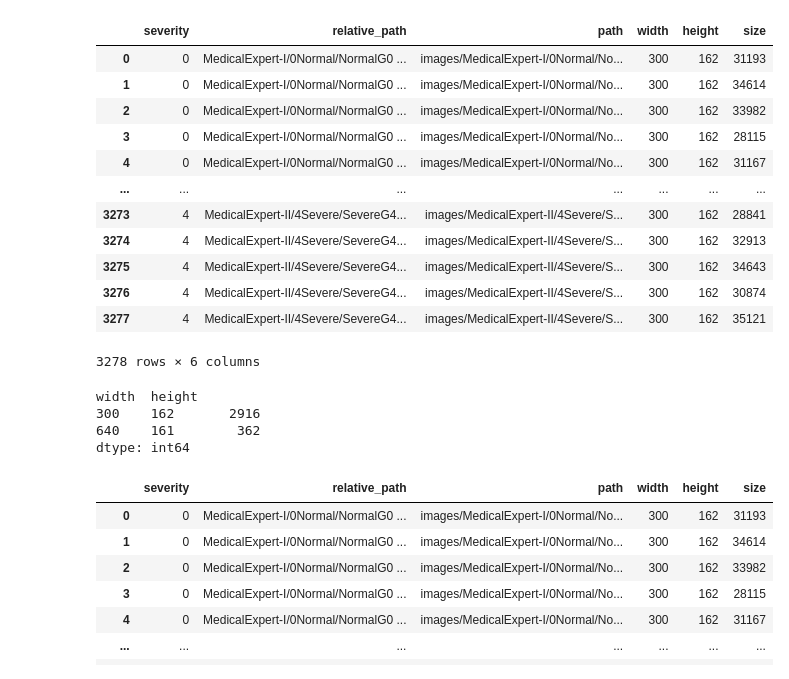
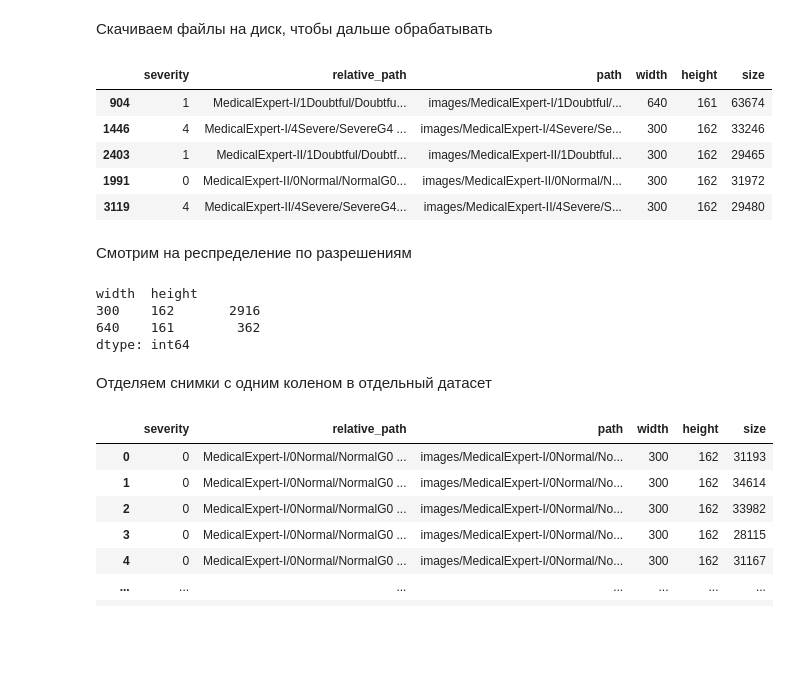
Before and after one commit to TiunovNN/hse-knee-xray-research, a Jupyter notebook: models/ML/Autoencoders.ipynb, the cells around one changed output. Drawn from its saved outputs; the diff is of its cells as text; code cells hidden in the pictures; blank space fills up the shorter version.

```diff
--- a/models/ML/Autoencoders.ipynb
+++ b/models/ML/Autoencoders.ipynb
@@ -42,3 +38,5 @@ data
+# %% [markdown]
+Скачиваем файлы на диск, чтобы дальше обрабатывать
 # %%
 from pathlib import Path
 
@@ -72,21 +70,16 @@ with ThreadPoolExecutor(max_workers=100) as pool:
         raw_data.append(item)
 # %%
 df = pd.DataFrame(raw_data)
-df
+df.sample(5)
 # %% [output]
 |  | severity | relative_path | path | width | height | size |
-| 0 | 0 | MedicalExpert-I/0Normal/NormalG0 ... | images/MedicalExpert-I/0Normal/No... | 300 | 162 | 31193 |
-| 1 | 0 | MedicalExpert-I/0Normal/NormalG0 ... | images/MedicalExpert-I/0Normal/No... | 300 | 162 | 34614 |
-| 2 | 0 | MedicalExpert-I/0Normal/NormalG0 ... | images/MedicalExpert-I/0Normal/No... | 300 | 162 | 33982 |
-| 3 | 0 | MedicalExpert-I/0Normal/NormalG0 ... | images/MedicalExpert-I/0Normal/No... | 300 | 162 | 28115 |
-| 4 | 0 | MedicalExpert-I/0Normal/NormalG0 ... | images/MedicalExpert-I/0Normal/No... | 300 | 162 | 31167 |
-| ... | ... | ... | ... | ... | ... | ... |
-| 3273 | 4 | MedicalExpert-II/4Severe/SevereG4... | images/MedicalExpert-II/4Severe/S... | 300 | 162 | 28841 |
-| 3274 | 4 | MedicalExpert-II/4Severe/SevereG4... | images/MedicalExpert-II/4Severe/S... | 300 | 162 | 32913 |
-| 3275 | 4 | MedicalExpert-II/4Severe/SevereG4... | images/MedicalExpert-II/4Severe/S... | 300 | 162 | 34643 |
-| 3276 | 4 | MedicalExpert-II/4Severe/SevereG4... | images/MedicalExpert-II/4Severe/S... | 300 | 162 | 30874 |
-| 3277 | 4 | MedicalExpert-II/4Severe/SevereG4... | images/MedicalExpert-II/4Severe/S... | 300 | 162 | 35121 |
+| 904 | 1 | MedicalExpert-I/1Doubtful/Doubtfu... | images/MedicalExpert-I/1Doubtful/... | 640 | 161 | 63674 |
+| 1446 | 4 | MedicalExpert-I/4Severe/SevereG4 ... | images/MedicalExpert-I/4Severe/Se... | 300 | 162 | 33246 |
+| 2403 | 1 | MedicalExpert-II/1Doubtful/Doubtf... | images/MedicalExpert-II/1Doubtful... | 300 | 162 | 29465 |
+| 1991 | 0 | MedicalExpert-II/0Normal/NormalG0... | images/MedicalExpert-II/0Normal/N... | 300 | 162 | 31972 |
+| 3119 | 4 | MedicalExpert-II/4Severe/SevereG4... | images/MedicalExpert-II/4Severe/S... | 300 | 162 | 29480 |
-3278 rows × 6 columns
+# %% [markdown]
+Смотрим на респределение по разрешениям
 # %%
 df.groupby(['width', 'height']).size()
 # %% [output]
@@ -94,6 +87,8 @@ width  height
 300    162       2916
 640    161        362
 dtype: int64
+# %% [markdown]
+Отделяем снимки с одним коленом в отдельный датасет
 # %%
 double = df[df.width == 640]
 single = df[df.width == 300]
```
Also changed, not shown: parts of 25 cells of this notebook.
